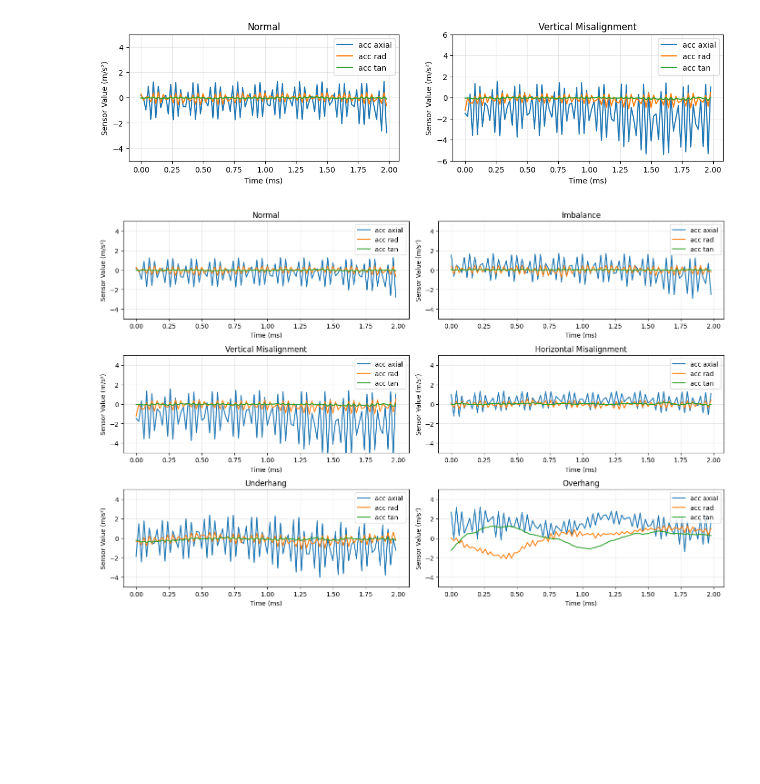
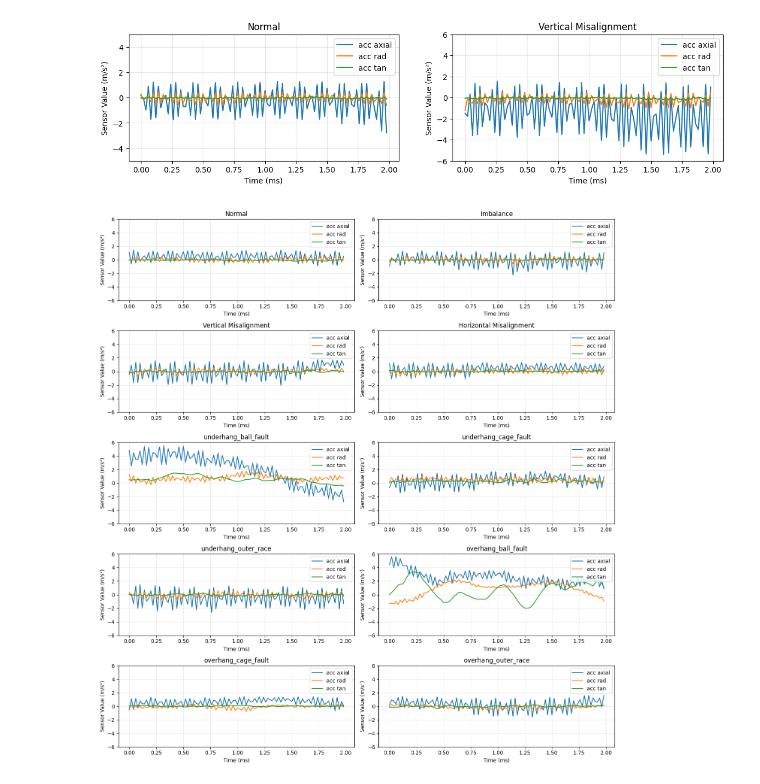
Before and after one commit to victorsillerico/fault-diagnosis-machinery, a Jupyter notebook: notebooks/phase1/01_data_overview.ipynb, the cells around one changed output. Cells and saved outputs as stored; diff of their text form; code cells hidden in the pictures; blank space fills up the shorter version.

Commit message:
refactor: add sub-categories of faults in the plot of raw accelerometer signals

```diff
--- a/notebooks/phase1/01_data_overview.ipynb
+++ b/notebooks/phase1/01_data_overview.ipynb
@@ -254,37 +254,54 @@ plt.show()
 [figure]
 # %%
 # Raw underhang accelerometer signals of healthy and faulty machine
+# subtypes for under-over/hang  --> 'ball_fault', 'cage_fault', 'outer_race'
+FAULT_SUB_TYPES = ['ball_fault', 'cage_fault', 'outer_race']
+TARGET_FREQ = 22  # Hz
 
 dfs = {}
 for cat in FAULT_TYPES:
-    path = metadata.loc[metadata["fault_category"] == cat, "file_path"].iloc[0]
+
+    if cat=='underhang' or cat=='overhang':
+        for sub_cat in FAULT_SUB_TYPES:
+            path = metadata.loc[(metadata["fault_category"] == cat) &
+                                (metadata["sub_type"] == sub_cat) &
+                                (metadata["frequency_hz"] == TARGET_FREQ) , "file_path"].iloc[0]
+            dfs[f'{cat}_{sub_cat}'] = pd.read_csv(path, header=None, names=CHANNEL_NAMES)
+
+    else:
+        path = metadata.loc[(metadata["fault_category"] == cat) &
+                            (metadata["frequency_hz"] == TARGET_FREQ), "file_path"].iloc[0]
     dfs[cat] = pd.read_csv(path, header=None, names=CHANNEL_NAMES)
 
-fig_uh_acc, axes_uh_acc = plt.subplots(3, 2, figsize=(14, 3*3))
+fig_uh_acc, axes_uh_acc = plt.subplots(5, 2, figsize=(14, 3*5))
 axes_uh_acc = axes_uh_acc.flatten()
 
 panels = [
     (axes_uh_acc[0], dfs["normal"], "Normal"),
     (axes_uh_acc[1], dfs["imbalance"], "Imbalance"),
     (axes_uh_acc[2], dfs["vertical-misalignment"], "Vertical Misalignment"),
     (axes_uh_acc[3], dfs["horizontal-misalignment"], "Horizontal Misalignment"),
-    (axes_uh_acc[4], dfs["underhang"], "Underhang"),
-    (axes_uh_acc[5], dfs["overhang"], "Overhang")
+    (axes_uh_acc[4], dfs["underhang_ball_fault"], "underhang_ball_fault"),
+    (axes_uh_acc[5], dfs["underhang_cage_fault"], "underhang_cage_fault"),
+    (axes_uh_acc[6], dfs["underhang_outer_race"], "underhang_outer_race"),
+    (axes_uh_acc[7], dfs["overhang_ball_fault"], "overhang_ball_fault"),
+    (axes_uh_acc[8], dfs["overhang_cage_fault"], "overhang_cage_fault"),
+    (axes_uh_acc[9], dfs["overhang_outer_race"], "overhang_outer_race")
 ]
 
 
 for ax, data, title in panels:
     ax.plot(time[:window_samples], data[ACCEL_CHANNELS[0]].values[:window_samples], label="acc axial")
     ax.plot(time[:window_samples], data[ACCEL_CHANNELS[1]].values[:window_samples], label="acc rad")
     ax.plot(time[:window_samples], data[ACCEL_CHANNELS[2]].values[:window_samples], label="acc tan")
     ax.legend(loc="upper right")
     ax.set_title(title)
     ax.set_xlabel("Time (ms)")
     ax.set_ylabel("Sensor Value (m/s²)")
-    ax.set_ylim(-5, 5)
+    ax.set_ylim(-6, 6)
     ax.grid(alpha=0.3)
 
 plt.tight_layout()
 plt.show()
 # %% [output]
-[figure, old version]
+[figure, new version]
```
